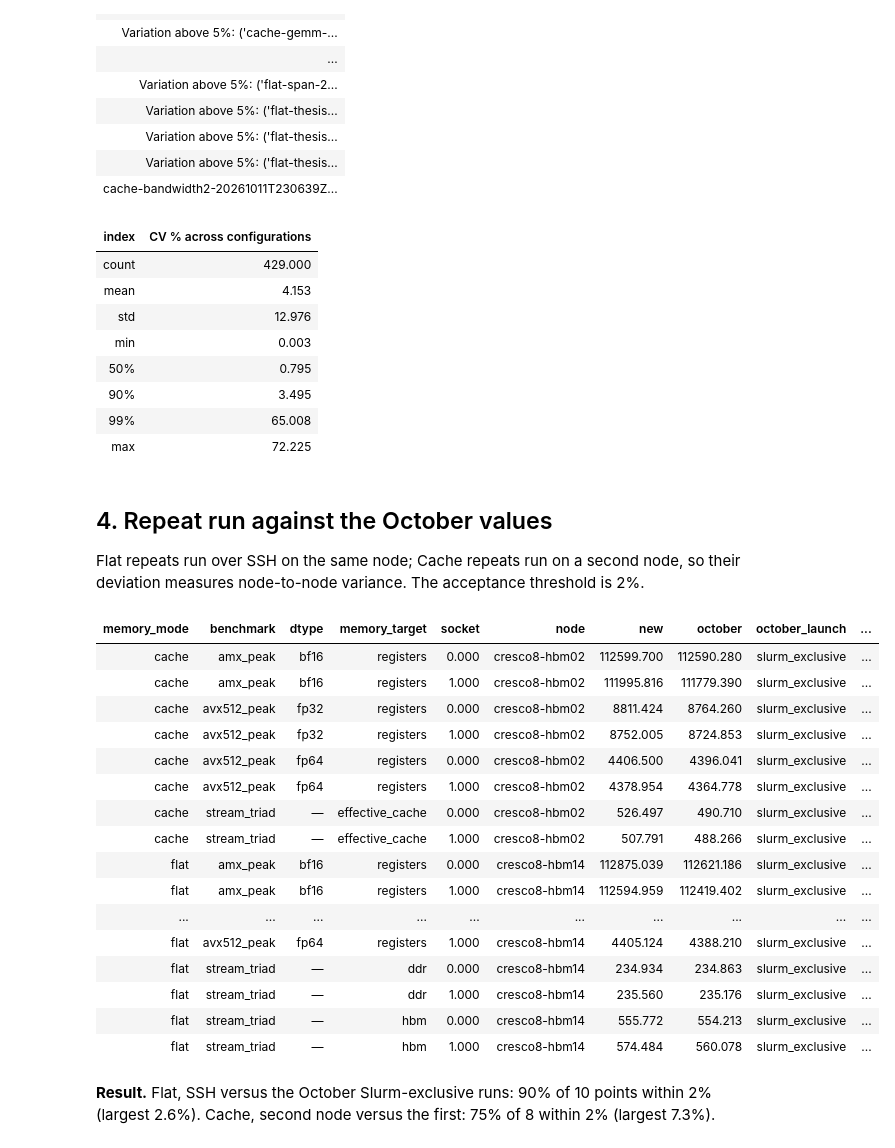
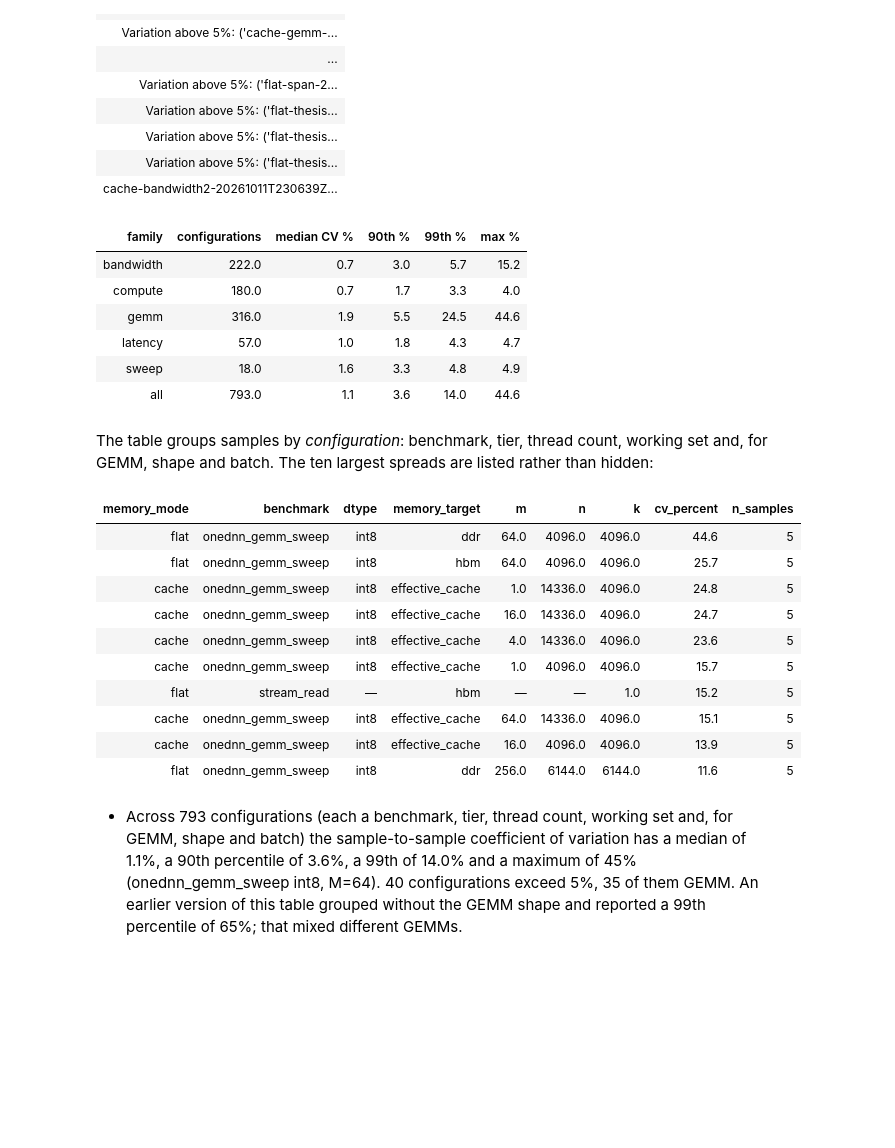
Before and after one commit to struggling-student/hw-bench, a Jupyter notebook: notebooks/01_platform_and_methodology.ipynb, the cells around one changed output. Drawn from its saved outputs; the diff is of its cells as text; code cells hidden in the pictures; blank space fills up the shorter version.

```diff
--- a/notebooks/01_platform_and_methodology.ipynb
+++ b/notebooks/01_platform_and_methodology.ipynb
@@ -129,51 +129,34 @@ table(pd.DataFrame({'warning': v['warnings']}))
 | Variation above 5%: ('flat-thesis... |
 | cache-bandwidth2-20261011T230639Z... |
 # %%
-def cv(frame, metric):
-    keys = ['memory_mode', 'benchmark', 'dtype', 'socket_scope', 'socket', 'memory_target', 'threads', 'working_set_bytes', 'notes', 'campaign_id']
-    g = frame.groupby(keys, dropna=False)[metric]
-    return (100 * g.std() / g.mean()).dropna()
-c = pd.concat([cv(ext[ext.bandwidth_gbs.notna()], 'bandwidth_gbs'), cv(ext[ext.performance_gops.notna() & ext.bandwidth_gbs.isna()], 'performance_gops')])
-table(c.describe(percentiles=[.5, .9, .99]).to_frame('CV % across configurations').reset_index())
+cvt = report.sample_cv(ext)
+summary = cvt.groupby('family').cv_percent.describe(percentiles=[.5, .9, .99])[['count', '50%', '90%', '99%', 'max']]
+summary.loc['all'] = cvt.cv_percent.describe(percentiles=[.5, .9, .99])[['count', '50%', '90%', '99%', 'max']]
+table(summary.rename(columns={'count': 'configurations', '50%': 'median CV %', '90%': '90th %', '99%': '99th %', 'max': 'max %'}).reset_index(), 1)
 # %% [output]
-| index | CV % across configurations |
-| count | 429.000 |
-| mean | 4.153 |
-| std | 12.976 |
-| min | 0.003 |
-| 50% | 0.795 |
-| 90% | 3.495 |
-| 99% | 65.008 |
-| max | 72.225 |
+| family | configurations | median CV % | 90th % | 99th % | max % |
+| bandwidth | 222.0 | 0.7 | 3.0 | 5.7 | 15.2 |
+| compute | 180.0 | 0.7 | 1.7 | 3.3 | 4.0 |
+| gemm | 316.0 | 1.9 | 5.5 | 24.5 | 44.6 |
+| latency | 57.0 | 1.0 | 1.8 | 4.3 | 4.7 |
+| sweep | 18.0 | 1.6 | 3.3 | 4.8 | 4.9 |
+| all | 793.0 | 1.1 | 3.6 | 14.0 | 44.6 |
 # %% [markdown]
-## 4. Repeat run against the October values
-
-Flat repeats run over SSH on the same node; Cache repeats run on a second node, so their deviation measures node-to-node variance. The acceptance threshold is 2%.
+The table groups samples by *configuration*: benchmark, tier, thread count, working set and, for GEMM, shape and batch. The ten largest spreads are listed rather than hidden:
 # %%
-x = report.xcheck_table(ext, thesis)
-table(x[['memory_mode', 'benchmark', 'dtype', 'memory_target', 'socket', 'node', 'new', 'october', 'october_launch', 'deviation_percent', 'within_tolerance', 'cv_percent']])
+worst = cvt.sort_values('cv_percent', ascending=False).head(10)
+table(worst[['memory_mode', 'benchmark', 'dtype', 'memory_target', 'm', 'n', 'k', 'cv_percent', 'n_samples']], 1)
+say_claims(claims.repeatability(ext, thesis), ['per_configuration_cv'])
 # %% [output]
-| memory_mode | benchmark | dtype | memory_target | socket | node | new | october | october_launch | ... |
-| cache | amx_peak | bf16 | registers | 0.000 | cresco8-hbm02 | 112599.700 | 112590.280 | slurm_exclusive | ... |
-| cache | amx_peak | bf16 | registers | 1.000 | cresco8-hbm02 | 111995.816 | 111779.390 | slurm_exclusive | ... |
-| cache | avx512_peak | fp32 | registers | 0.000 | cresco8-hbm02 | 8811.424 | 8764.260 | slurm_exclusive | ... |
-| cache | avx512_peak | fp32 | registers | 1.000 | cresco8-hbm02 | 8752.005 | 8724.853 | slurm_exclusive | ... |
-| cache | avx512_peak | fp64 | registers | 0.000 | cresco8-hbm02 | 4406.500 | 4396.041 | slurm_exclusive | ... |
-| cache | avx512_peak | fp64 | registers | 1.000 | cresco8-hbm02 | 4378.954 | 4364.778 | slurm_exclusive | ... |
-| cache | stream_triad | — | effective_cache | 0.000 | cresco8-hbm02 | 526.497 | 490.710 | slurm_exclusive | ... |
-| cache | stream_triad | — | effective_cache | 1.000 | cresco8-hbm02 | 507.791 | 488.266 | slurm_exclusive | ... |
-| flat | amx_peak | bf16 | registers | 0.000 | cresco8-hbm14 | 112875.039 | 112621.186 | slurm_exclusive | ... |
-| flat | amx_peak | bf16 | registers | 1.000 | cresco8-hbm14 | 112594.959 | 112419.402 | slurm_exclusive | ... |
-| ... | ... | ... | ... | ... | ... | ... | ... | ... | ... |
-| flat | avx512_peak | fp64 | registers | 1.000 | cresco8-hbm14 | 4405.124 | 4388.210 | slurm_exclusive | ... |
-| flat | stream_triad | — | ddr | 0.000 | cresco8-hbm14 | 234.934 | 234.863 | slurm_exclusive | ... |
-| flat | stream_triad | — | ddr | 1.000 | cresco8-hbm14 | 235.560 | 235.176 | slurm_exclusive | ... |
-| flat | stream_triad | — | hbm | 0.000 | cresco8-hbm14 | 555.772 | 554.213 | slurm_exclusive | ... |
-| flat | stream_triad | — | hbm | 1.000 | cresco8-hbm14 | 574.484 | 560.078 | slurm_exclusive | ... |
+| memory_mode | benchmark | dtype | memory_target | m | n | k | cv_percent | n_samples |
+| flat | onednn_gemm_sweep | int8 | ddr | 64.0 | 4096.0 | 4096.0 | 44.6 | 5 |
+| flat | onednn_gemm_sweep | int8 | hbm | 64.0 | 4096.0 | 4096.0 | 25.7 | 5 |
+| cache | onednn_gemm_sweep | int8 | effective_cache | 1.0 | 14336.0 | 4096.0 | 24.8 | 5 |
+| cache | onednn_gemm_sweep | int8 | effective_cache | 16.0 | 14336.0 | 4096.0 | 24.7 | 5 |
+| cache | onednn_gemm_sweep | int8 | effective_cache | 4.0 | 14336.0 | 4096.0 | 23.6 | 5 |
+| cache | onednn_gemm_sweep | int8 | effective_cache | 1.0 | 4096.0 | 4096.0 | 15.7 | 5 |
+| flat | stream_read | — | hbm | — | — | 1.0 | 15.2 | 5 |
+| cache | onednn_gemm_sweep | int8 | effective_cache | 64.0 | 14336.0 | 4096.0 | 15.1 | 5 |
+| cache | onednn_gemm_sweep | int8 | effective_cache | 16.0 | 4096.0 | 4096.0 | 13.9 | 5 |
+| flat | onednn_gemm_sweep | int8 | ddr | 256.0 | 6144.0 | 6144.0 | 11.6 | 5 |
+* Across 793 configurations (each a benchmark, tier, thread count, working set and, for GEMM, shape and batch) the sample-to-sample coefficient of variation has a median of 1.1%, a 90th percentile of 3.6%, a 99th of 14.0% and a maximum of 45% (onednn_gemm_sweep int8, M=64). 40 configurations exceed 5%, 35 of them GEMM. An earlier version of this table grouped without the GEMM shape and reported a 99th percentile of 65%; that mixed different GEMMs.
-# %%
-flat_x, cache_x = x[x.memory_mode == 'flat'], x[x.memory_mode == 'cache']
-say(f"**Result.** Flat, SSH versus the October Slurm-exclusive runs: {flat_x.within_tolerance.mean():.0%} of {len(flat_x)} points within 2% "
-    f"(largest {flat_x.deviation_percent.abs().max():.1f}%). Cache, second node versus the first: {cache_x.within_tolerance.mean():.0%} of {len(cache_x)} within 2% "
-    f"(largest {cache_x.deviation_percent.abs().max():.1f}%).")
-# %% [output]
-**Result.** Flat, SSH versus the October Slurm-exclusive runs: 90% of 10 points within 2% (largest 2.6%). Cache, second node versus the first: 75% of 8 within 2% (largest 7.3%).
```
Also changed, not shown: parts of 7 cells of this notebook, 39 other files.
